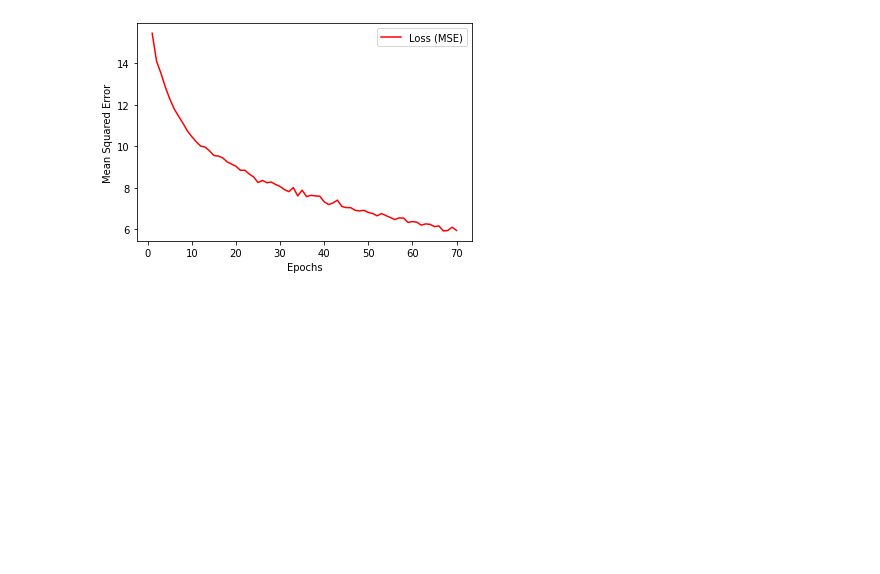
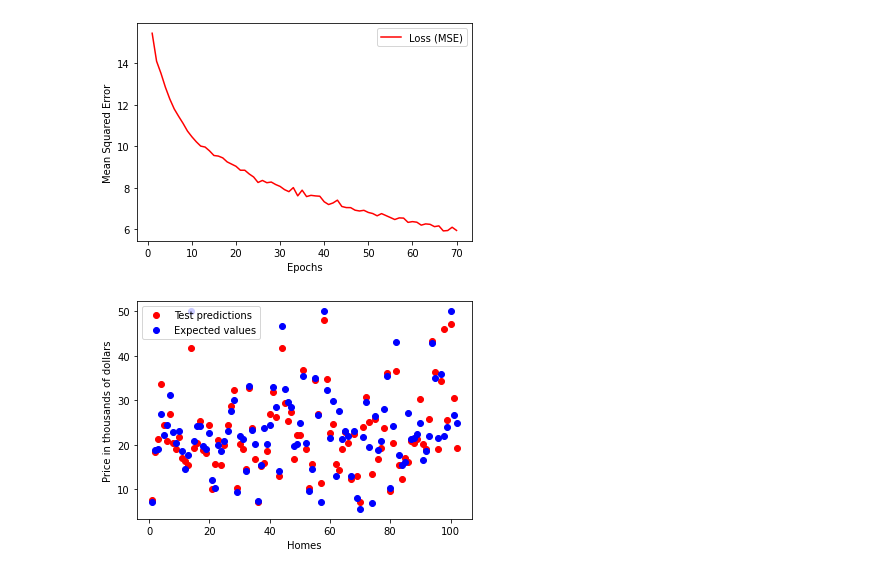
Before and after one commit to williamdarkocode/DL-ML, a Jupyter notebook: DeepLearning_ML_Fundamentals/Code/chollet_housing_dataset_example.ipynb, the cells around one changed output. Cells and saved outputs as stored; diff of their text form; code cells hidden in the pictures; blank space fills up the shorter version.

Commit message:
predictions on housing_dataset example, and reuters

```diff
--- a/DeepLearning_ML_Fundamentals/Code/chollet_housing_dataset_example.ipynb
+++ b/DeepLearning_ML_Fundamentals/Code/chollet_housing_dataset_example.ipynb
@@ -203,3 +203,17 @@ plt.show()
 4/4 [==============================] - 0s 1ms/step - loss: 16.6870 - mae: 2.6824
 [figure]
 [figure]
+# %%
+preds = test_model.predict(test_data)
+preds = preds.flatten()
+
+plt.clf()
+plt.plot(range(1,len(preds)+1), preds, 'ro', label='Test predictions')
+plt.plot(range(1,len(test_targets)+1), test_targets, 'bo', label="Expected values")
+plt.xlabel("Homes")
+plt.ylabel("Price in thousands of dollars")
+plt.legend()
+plt.show()
+# print("Test Targets: shape {}, first 5 {} \n Predictions: shape {}, first 5 {}".format(test_targets.shape, test_targets[:5], preds.shape, preds[:5]))
+# %% [output]
+[figure, added]
```
Also changed, not shown: 1 other file.
